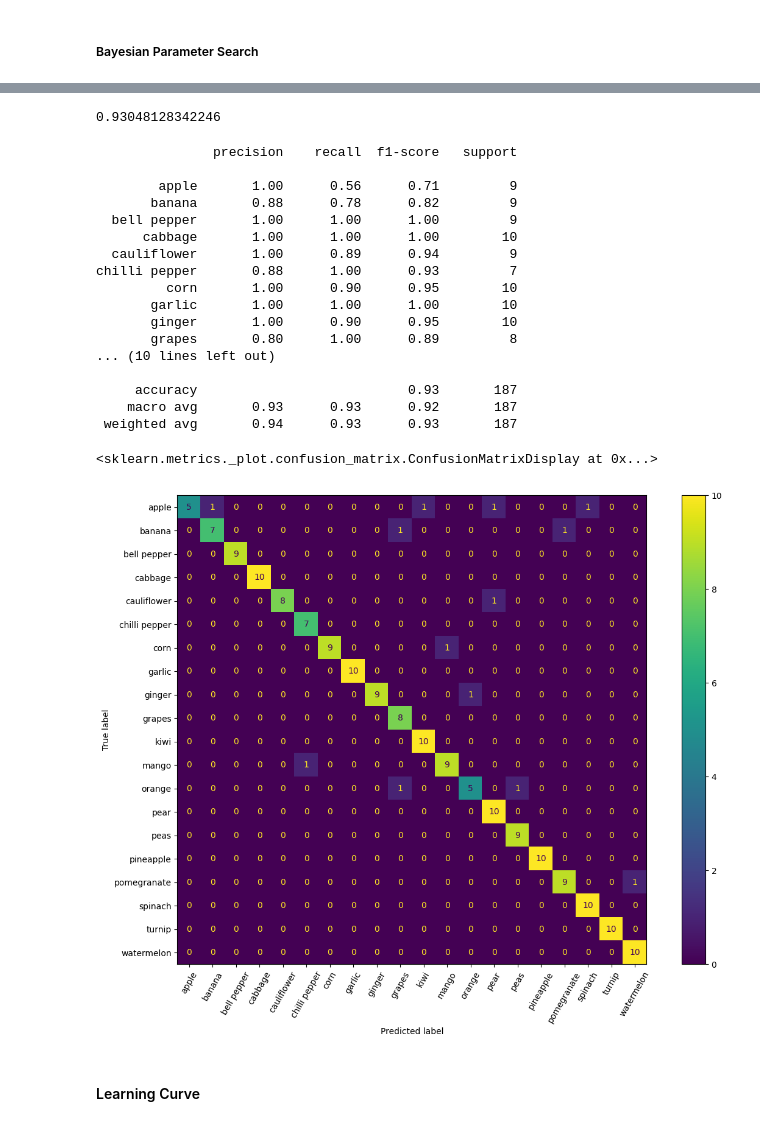
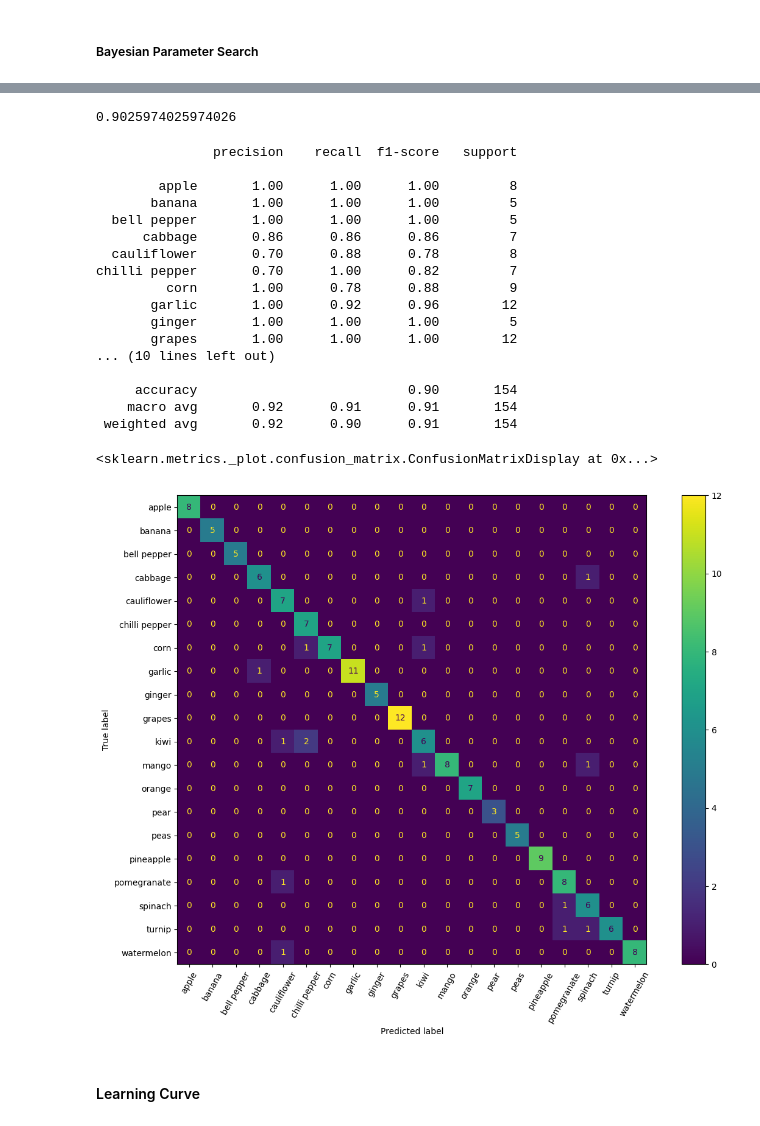
Before and after one commit to vrvenkatesh/w281-summer-2023-project-computer-vision, a Jupyter notebook: logistic_regression_Hue_features.ipynb, the cells around one changed output, grey strips where cells are left out. Cells and saved outputs as stored; diff of their text form; code cells hidden in the pictures.

```diff
--- a/logistic_regression_Hue_features.ipynb
+++ b/logistic_regression_Hue_features.ipynb
@@ -441,47 +292,41 @@ test_hue2, test_hue2_y = shuffle(test_hue.iloc[:,0:-1], test_hue['label'], rando
 # %%
-params = {'C': 0.6366212882206533,
-          'fit_intercept': True,
-          'max_iter': 100,
-          'solver': 'saga',
-          'tol': 0.0001,
-          'warm_start': True,
-          'multi_class':'ovr',
-          'class_weight':'balanced'
+params = {'C': 0.012246761885847196,
+          'class_weight':None
           }
 
 hue_model = LogisticRegression(**params, n_jobs=-1)
-hue_model.fit(train_hue2, train_hue2_y)
+hue_model.fit(train_hue.iloc[:, 0:-1], train_hue['label'])
 
-y_pred = hue_model.predict(test_hue2)
+y_pred = hue_model.predict(validation_hue.iloc[:, 0:-1])
 # %%
-accuracy_score(test_hue2_y, y_pred)
+accuracy_score(validation_hue['label'], y_pred)
 # %% [output]
-0.93048128342246
+0.9025974025974026
 # %%
-print(classification_report(test_hue2_y, y_pred))
+print(classification_report(validation_hue['label'], y_pred))
 # %% [output]
                precision    recall  f1-score   support
 
-        apple       1.00      0.56      0.71         9
-       banana       0.88      0.78      0.82         9
-  bell pepper       1.00      1.00      1.00         9
-      cabbage       1.00      1.00      1.00        10
-  cauliflower       1.00      0.89      0.94         9
-chilli pepper       0.88      1.00      0.93         7
-         corn       1.00      0.90      0.95        10
-       garlic       1.00      1.00      1.00        10
-       ginger       1.00      0.90      0.95        10
-       grapes       0.80      1.00      0.89         8
+        apple       1.00      1.00      1.00         8
+       banana       1.00      1.00      1.00         5
+  bell pepper       1.00      1.00      1.00         5
+      cabbage       0.86      0.86      0.86         7
+  cauliflower       0.70      0.88      0.78         8
+chilli pepper       0.70      1.00      0.82         7
+         corn       1.00      0.78      0.88         9
+       garlic       1.00      0.92      0.96        12
+       ginger       1.00      1.00      1.00         5
+       grapes       1.00      1.00      1.00        12
 ... (10 lines left out)
 
-     accuracy                           0.93       187
-    macro avg       0.93      0.93      0.92       187
- weighted avg       0.94      0.93      0.93       187
+     accuracy                           0.90       154
+    macro avg       0.92      0.91      0.91       154
+ weighted avg       0.92      0.90      0.91       154
 # %%
 fig, ax = plt.subplots(figsize=(15,10))
-ConfusionMatrixDisplay.from_predictions(test_hue2_y, y_pred, xticks_rotation=60, ax=ax)
+ConfusionMatrixDisplay.from_predictions(validation_hue['label'], y_pred, xticks_rotation=60, ax=ax)
 # %% [output]
 <sklearn.metrics._plot.confusion_matrix.ConfusionMatrixDisplay at 0x...>
-[figure, old version]
+[figure, new version]
 # %% [markdown]
 #### Learning Curve
```
Also changed, not shown: parts of 8 cells of this notebook.
